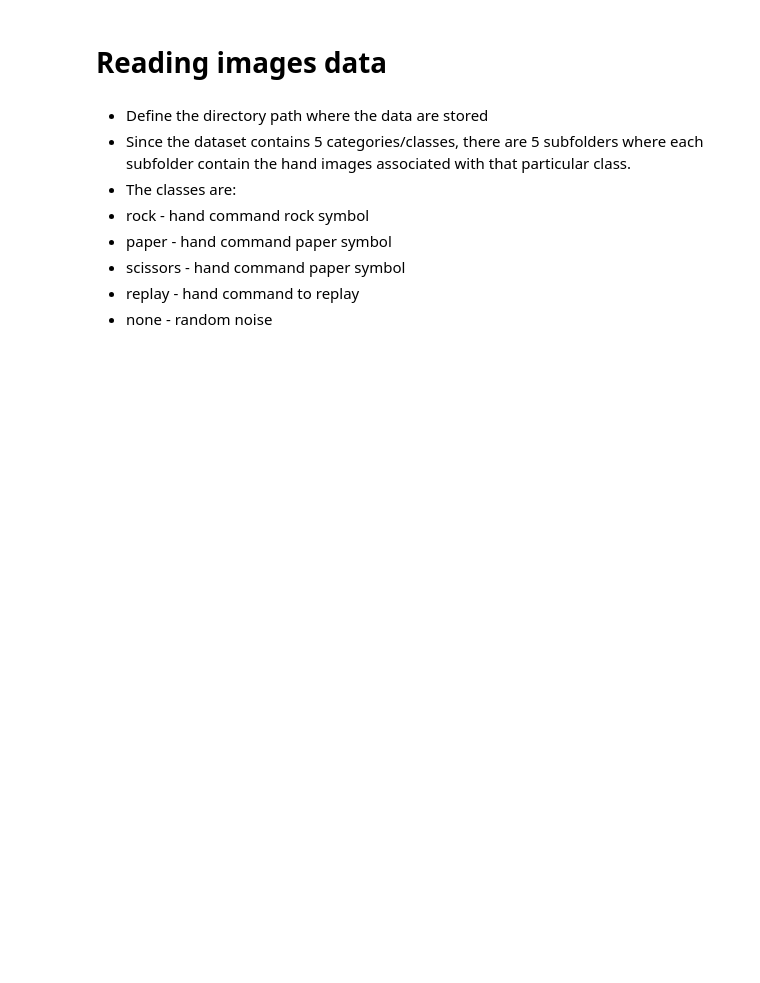
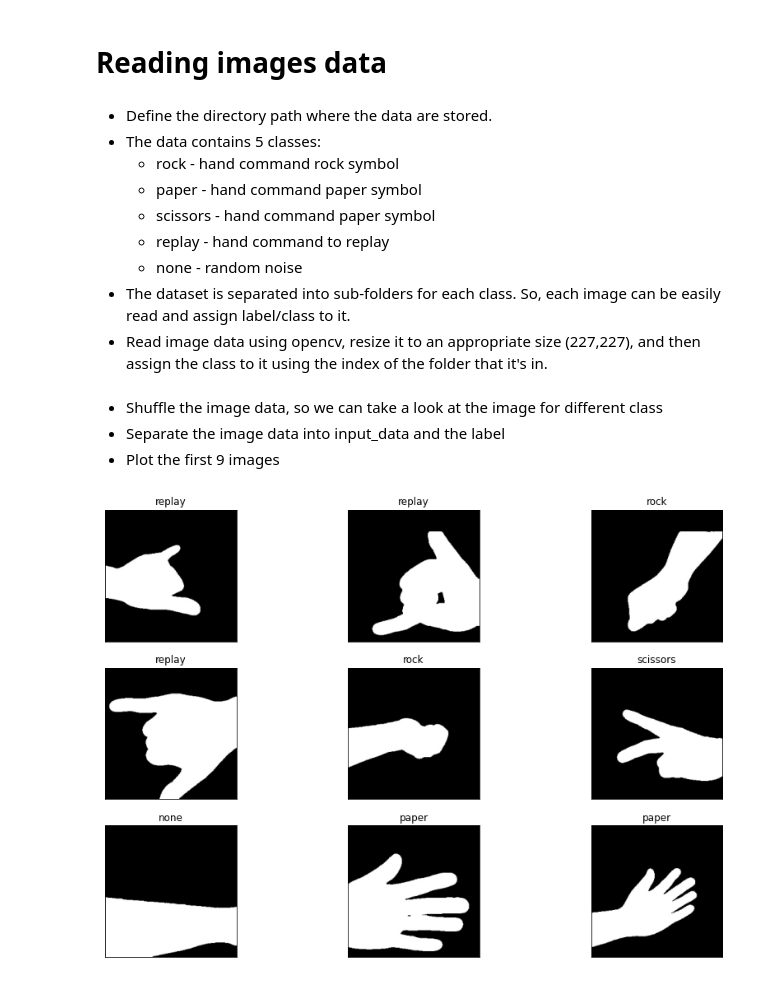
Before and after one commit to TaiNg365/Image-Classification-RPS, a Jupyter notebook: img-classification.ipynb, the cells around one changed output. Drawn from its saved outputs; the diff is of its cells as text; code cells hidden in the pictures; blank space fills up the shorter version.

Commit message:
Adding notes and plot to visualize the different image classes.

```diff
--- a/img-classification.ipynb
+++ b/img-classification.ipynb
@@ -31,11 +31,35 @@ for cat in categories:
         img_arr = cv2.resize(img_arr, (227, 227))
         image_data.append([img_arr, categories.index(cat)])
 # %% [markdown]
-- Define the directory path where the data are stored
-- Since the dataset contains 5 categories/classes, there are 5 subfolders where each subfolder contain the hand images associated with that particular class.
-- The classes are:
-- rock - hand command rock symbol
-- paper - hand command paper symbol
-- scissors - hand command paper symbol
-- replay - hand command to replay
-- none - random noise
+- Define the directory path where the data are stored.
+- The data contains 5 classes:
+    - rock - hand command rock symbol
+    - paper - hand command paper symbol
+    - scissors - hand command paper symbol
+    - replay - hand command to replay
+    - none - random noise
+- The dataset is separated into sub-folders for each class. So, each image can be easily read and assign label/class to it.
+- Read image data using opencv, resize it to an appropriate size (227,227), and then assign the class to it using the index of the folder that it's in.
+# %% [markdown]
+- Shuffle the image data, so we can take a look at the image for different class
+- Separate the image data into input_data and the label
+- Plot the first 9 images
+# %%
+random.shuffle(image_data)
+input_data = []
+label = []
+
+for X, y in image_data:
+    input_data.append(X)
+    label.append(y)
+
+plt.figure(1, figsize=(15, 10))
+for i in range(1, 10):
+    plt.subplot(3, 3, i)
+    plt.imshow(image_data[i][0], cmap='gray')
+    plt.xticks([])
+    plt.yticks([])
+    plt.title(categories[label[i]])
+plt.show()
+# %% [output]
+[figure, added]
```
Also changed, not shown: parts of 1 cell of this notebook.
